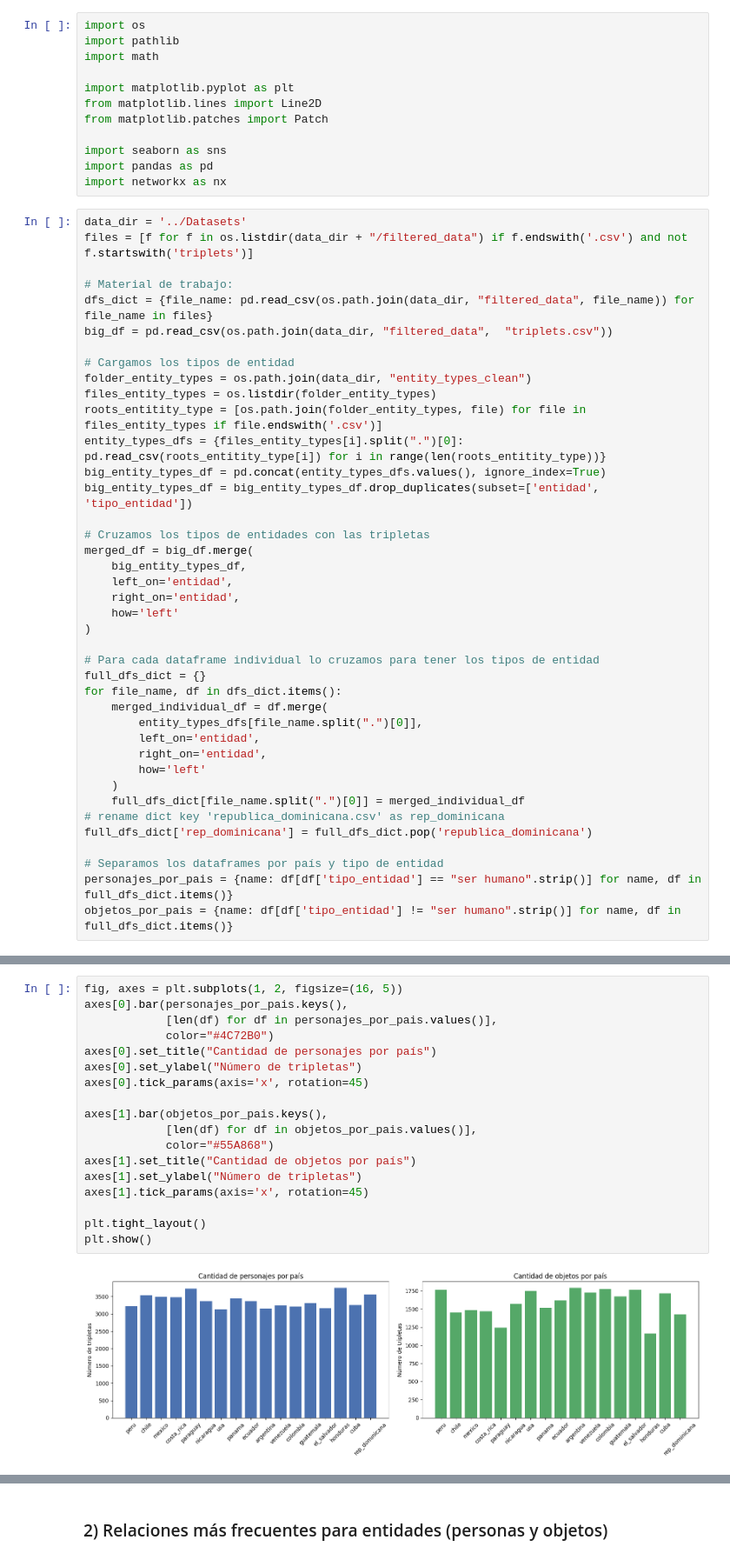
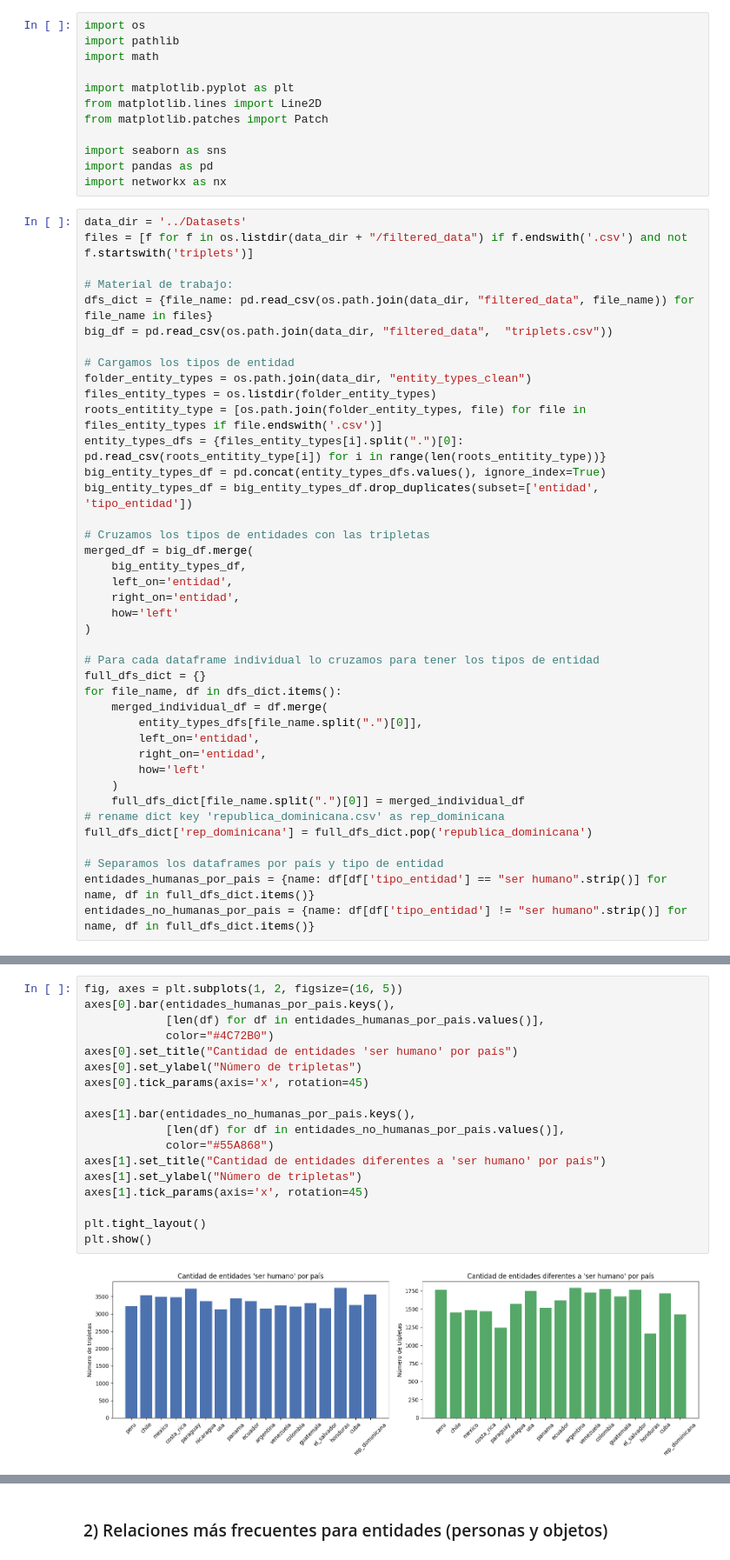
Before and after one commit to JuanHernandez-uc/Proyecto-IA-Gen, a Jupyter notebook: Analisis de datos/analisis_exploratorio.ipynb, the cells around one changed output, grey strips where cells are left out. Shown: that part at 87% size. Cells and saved outputs as stored; diff of their text form.

```diff
--- a/Analisis de datos/analisis_exploratorio.ipynb
+++ b/Analisis de datos/analisis_exploratorio.ipynb
@@ -52,6 +52,6 @@ for file_name, df in dfs_dict.items():
 full_dfs_dict['rep_dominicana'] = full_dfs_dict.pop('republica_dominicana')
 
 # Separamos los dataframes por país y tipo de entidad
-personajes_por_pais = {name: df[df['tipo_entidad'] == "ser humano".strip()] for name, df in full_dfs_dict.items()}
-objetos_por_pais = {name: df[df['tipo_entidad'] != "ser humano".strip()] for name, df in full_dfs_dict.items()}
+entidades_humanas_por_pais = {name: df[df['tipo_entidad'] == "ser humano".strip()] for name, df in full_dfs_dict.items()}
+entidades_no_humanas_por_pais = {name: df[df['tipo_entidad'] != "ser humano".strip()] for name, df in full_dfs_dict.items()}
 # %% [markdown]
@@ -59,23 +59,23 @@ objetos_por_pais = {name: df[df['tipo_entidad'] != "ser humano".strip()] for nam
 # %%
 fig, axes = plt.subplots(1, 2, figsize=(16, 5))
-axes[0].bar(personajes_por_pais.keys(),
-            [len(df) for df in personajes_por_pais.values()],
+axes[0].bar(entidades_humanas_por_pais.keys(),
+            [len(df) for df in entidades_humanas_por_pais.values()],
             color="#4C72B0")
-axes[0].set_title("Cantidad de personajes por país")
+axes[0].set_title("Cantidad de entidades 'ser humano' por país")
 axes[0].set_ylabel("Número de tripletas")
 axes[0].tick_params(axis='x', rotation=45)
 
-axes[1].bar(objetos_por_pais.keys(),
-            [len(df) for df in objetos_por_pais.values()],
+axes[1].bar(entidades_no_humanas_por_pais.keys(),
+            [len(df) for df in entidades_no_humanas_por_pais.values()],
             color="#55A868")
-axes[1].set_title("Cantidad de objetos por país")
+axes[1].set_title("Cantidad de entidades diferentes a 'ser humano' por país")
 axes[1].set_ylabel("Número de tripletas")
 axes[1].tick_params(axis='x', rotation=45)
 
 plt.tight_layout()
 plt.show()
 # %% [output]
-[figure, old version]
+[figure, new version]
 # %%
 humans = merged_df[merged_df['tipo_entidad'] == "ser humano".strip()]
 non_humans = merged_df[merged_df['tipo_entidad'] != "ser humano".strip()]
```
Also changed, not shown: parts of 9 cells of this notebook.
